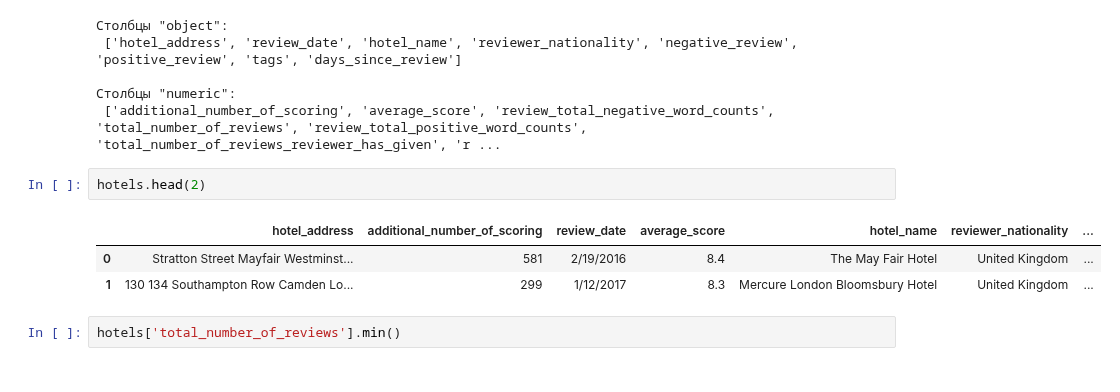
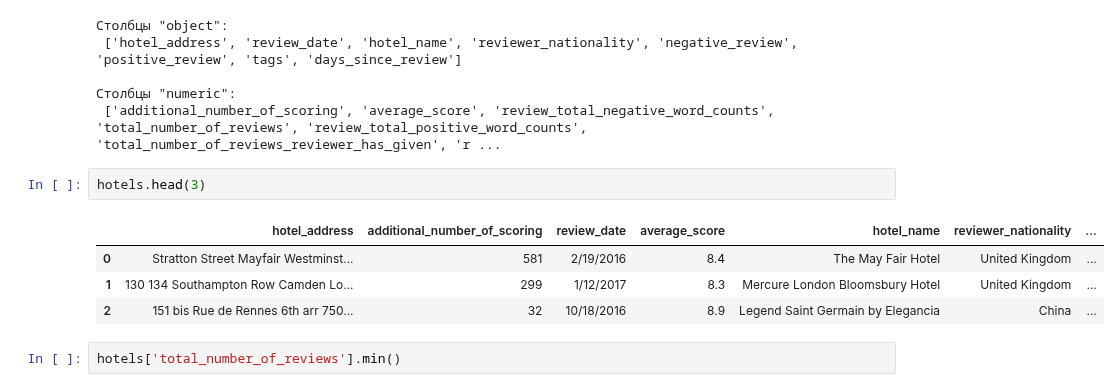
Before and after one commit to DmitriySky47/sf_data_science, a Jupyter notebook: Skillfactory/EDA_6 Kaggle Hotels/Hotels.ipynb, the cells around one changed output. Cells and saved outputs as stored; diff of their text form.

```diff
--- a/Skillfactory/EDA_6 Kaggle Hotels/Hotels.ipynb
+++ b/Skillfactory/EDA_6 Kaggle Hotels/Hotels.ipynb
@@ -44,11 +44,12 @@ print(f'Столбцы "numeric":\n {num}')
 Столбцы "numeric":
  ['additional_number_of_scoring', 'average_score', 'review_total_negative_word_counts', 'total_number_of_reviews', 'review_total_positive_word_counts', 'total_number_of_reviews_reviewer_has_given', 'r ...
 # %%
-hotels.head(2)
+hotels.head(3)
 # %% [output]
 |  | hotel_address | additional_number_of_scoring | review_date | average_score | hotel_name | reviewer_nationality | ... |
 | 0 | Stratton Street Mayfair Westminst... | 581 | 2/19/2016 | 8.4 | The May Fair Hotel | United Kingdom | ... |
 | 1 | 130 134 Southampton Row Camden Lo... | 299 | 1/12/2017 | 8.3 | Mercure London Bloomsbury Hotel | United Kingdom | ... |
+| 2 | 151 bis Rue de Rennes 6th arr 750... | 32 | 10/18/2016 | 8.9 | Legend Saint Germain by Elegancia | China | ... |
 # %%
 hotels['total_number_of_reviews'].min()
 # %% [output]
```
Also changed, not shown: parts of 10 cells of this notebook, 6 other files.
